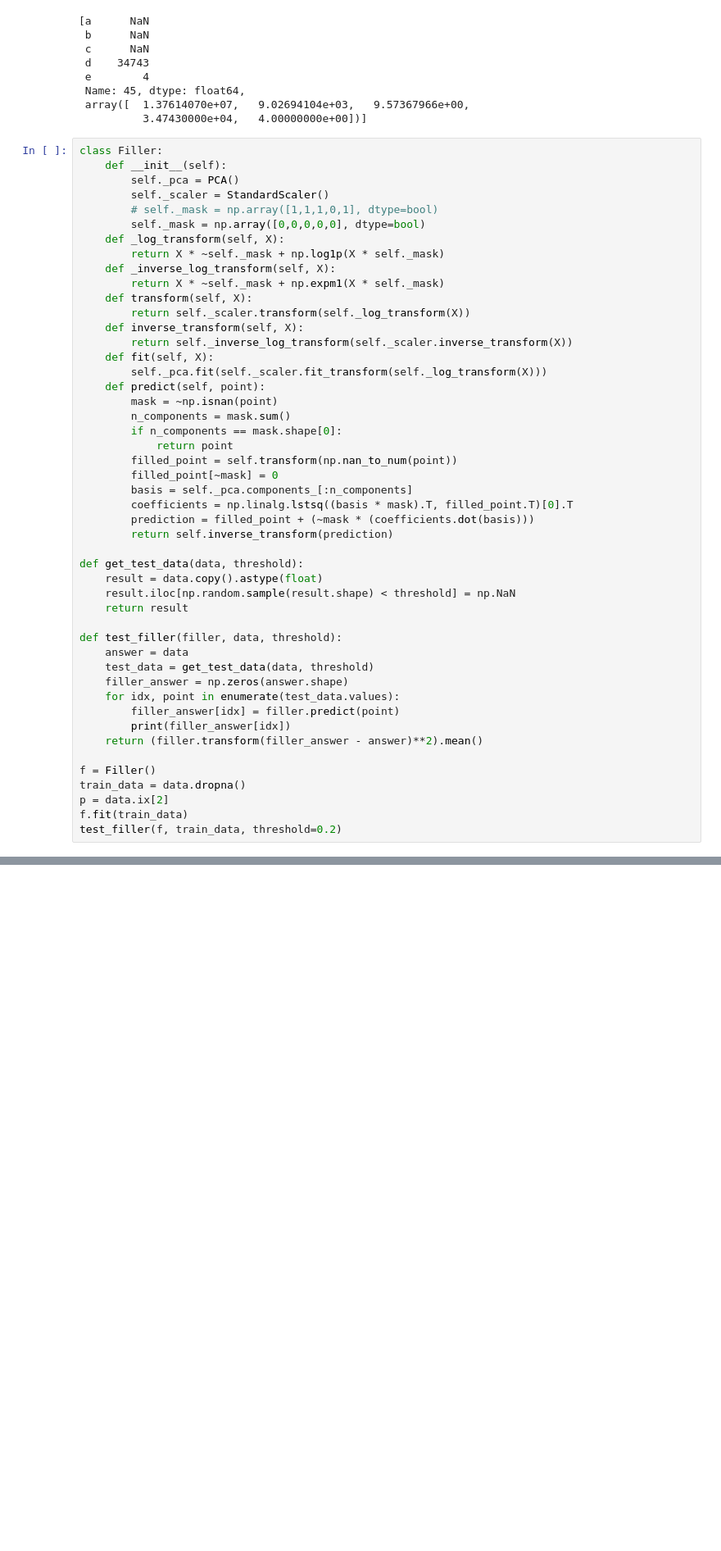
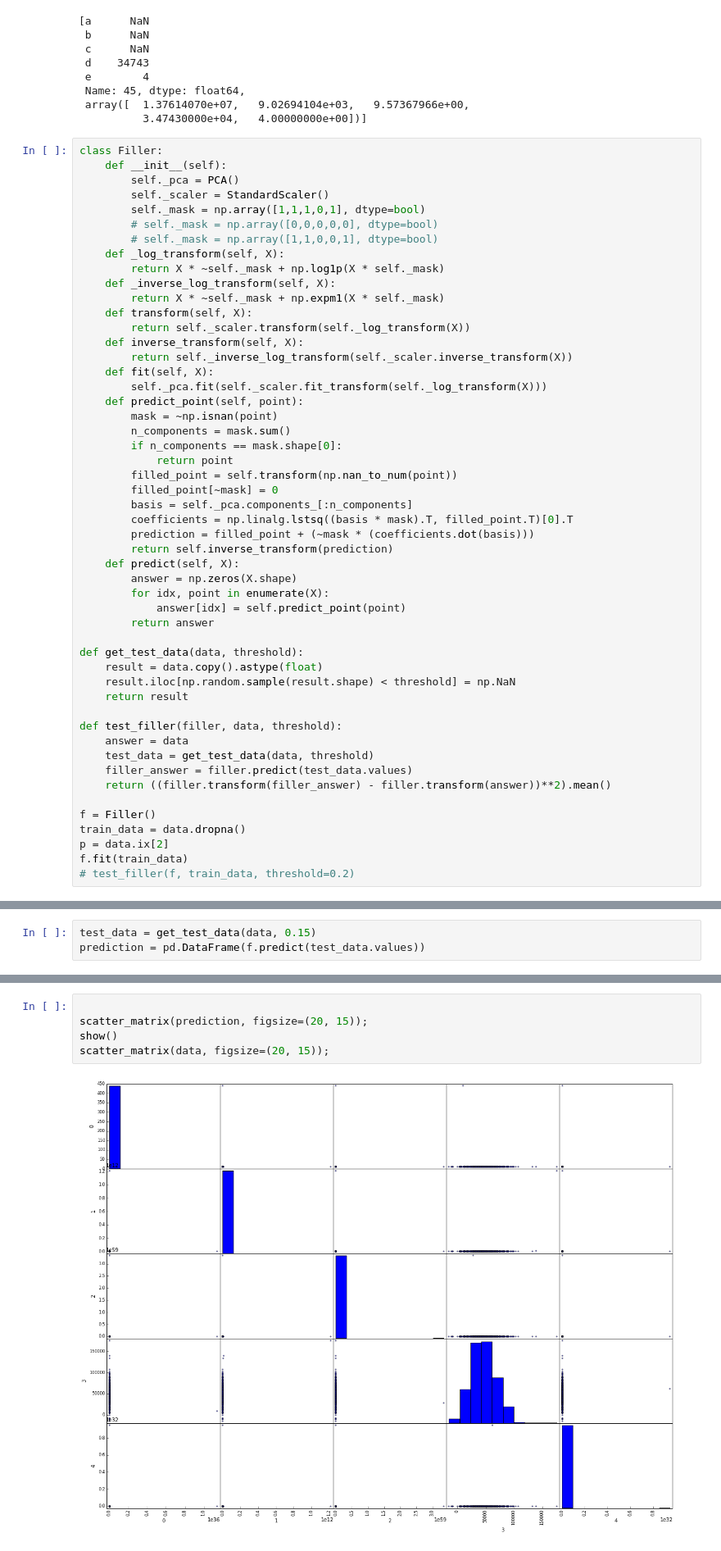
Before and after one commit to Alexander-Morgun/DataCompletion, a Jupyter notebook: Report.ipynb, the cells around one changed output, grey strips where cells are left out. Shown at 82% size. Saved outputs shown, nothing was run; the diff lists cells and outputs as text; blank space fills up the shorter version.

Commit message:
Finish strange filler

```diff
--- a/Report.ipynb
+++ b/Report.ipynb
@@ -199,8 +199,9 @@ class Filler:
     def __init__(self):
         self._pca = PCA()
         self._scaler = StandardScaler()
-        # self._mask = np.array([1,1,1,0,1], dtype=bool)
-        self._mask = np.array([0,0,0,0,0], dtype=bool)
+        self._mask = np.array([1,1,1,0,1], dtype=bool)
+        # self._mask = np.array([0,0,0,0,0], dtype=bool)
+        # self._mask = np.array([1,1,0,0,1], dtype=bool)
     def _log_transform(self, X):
         return X * ~self._mask + np.log1p(X * self._mask)
     def _inverse_log_transform(self, X):
@@ -211,7 +212,7 @@ class Filler:
         return self._inverse_log_transform(self._scaler.inverse_transform(X))
     def fit(self, X):
         self._pca.fit(self._scaler.fit_transform(self._log_transform(X)))
-    def predict(self, point):
+    def predict_point(self, point):
         mask = ~np.isnan(point)
         n_components = mask.sum()
         if n_components == mask.shape[0]:
@@ -222,6 +223,11 @@ class Filler:
         coefficients = np.linalg.lstsq((basis * mask).T, filled_point.T)[0].T
         prediction = filled_point + (~mask * (coefficients.dot(basis)))
         return self.inverse_transform(prediction)
+    def predict(self, X):
+        answer = np.zeros(X.shape)
+        for idx, point in enumerate(X):
+            answer[idx] = self.predict_point(point)
+        return answer
 
 def get_test_data(data, threshold):
     result = data.copy().astype(float)
@@ -231,14 +237,11 @@ def get_test_data(data, threshold):
 def test_filler(filler, data, threshold):
     answer = data
     test_data = get_test_data(data, threshold)
-    filler_answer = np.zeros(answer.shape)
-    for idx, point in enumerate(test_data.values):
-        filler_answer[idx] = filler.predict(point)
-        print(filler_answer[idx])
-    return (filler.transform(filler_answer - answer)**2).mean()
+    filler_answer = filler.predict(test_data.values)
+    return ((filler.transform(filler_answer) - filler.transform(answer))**2).mean()
 
 f = Filler()
 train_data = data.dropna()
 p = data.ix[2]
 f.fit(train_data)
-test_filler(f, train_data, threshold=0.2)
+# test_filler(f, train_data, threshold=0.2)
@@ -263,0 +248,3 @@ test_filler(f, train_data, threshold=0.2)
+# %%
+test_data = get_test_data(data, 0.15)
+prediction = pd.DataFrame(f.predict(test_data.values))
@@ -263,0 +275,7 @@ test_filler(f, train_data, threshold=0.2)
+# %%
+
+scatter_matrix(prediction, figsize=(20, 15));
+show()
+scatter_matrix(data, figsize=(20, 15));
+# %% [output]
+[figure, added]
```
Also changed, not shown: parts of 31 cells of this notebook.
